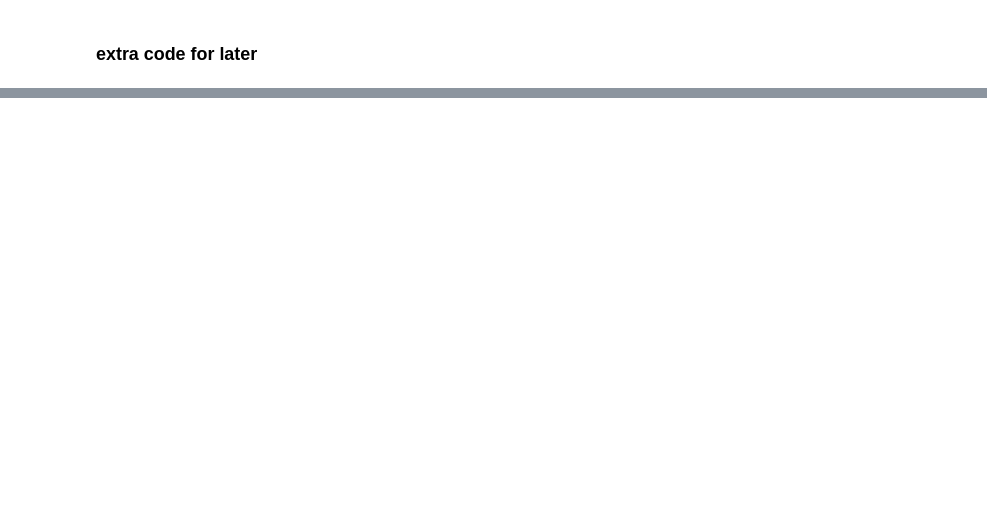
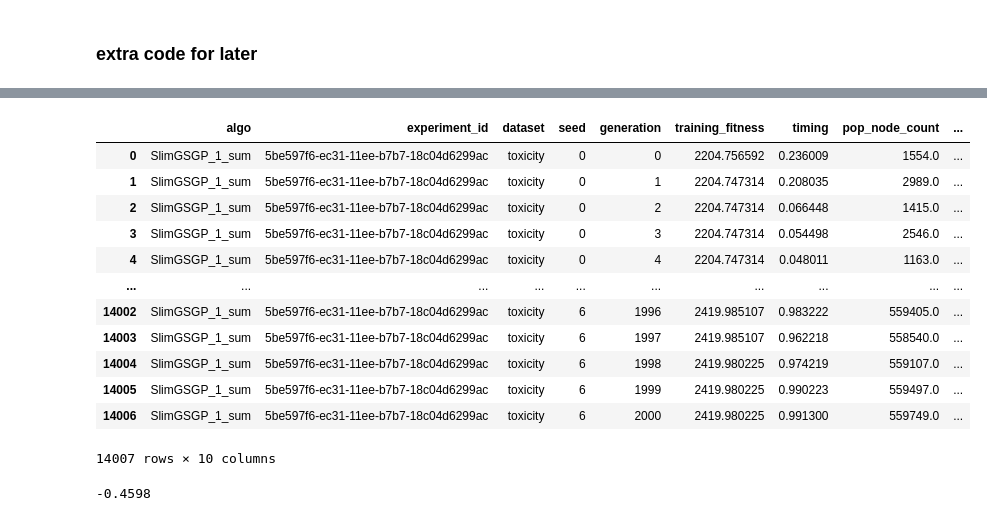
Before and after one commit to Rizzolioli/SlimShady, a Jupyter notebook: utils/results_analyser.ipynb, the cells around one changed output, grey strips where cells are left out. Drawn from its saved outputs; the diff is of its cells as text; code cells hidden in the pictures; blank space fills up the shorter version.

```diff
--- a/utils/results_analyser.ipynb
+++ b/utils/results_analyser.ipynb
@@ -34,3 +22,13 @@ show_results(x_var = "generation", y_var="training_fitness", experiment_id=None,
 ### extra code for later
 # %%
 # df["pop_fitnesses"].map(lambda x: torch.tensor([float(val.split("tensor(")[-1][:-1]) for val in x.split()]))
+# %%
+df_mul = get_experiment_results(experiment_id=None, logger_name="liah_mul_logger.csv")
+df_mul = df_mul[df_mul.dataset == "toxicity"]
+
+df_s = get_experiment_results(experiment_id=None, logger_name="liah_sum_logger.csv")
+df_s = df_s[df_s.dataset == "toxicity"]
+
+
+fari = get_experiment_results(experiment_id=None, logger_name="diogo_slim_plus_one_logger_.csv")
+fari = fari[fari.dataset == "toxicity"]
@@ -40,0 +60,20 @@ show_results(x_var = "generation", y_var="training_fitness", experiment_id=None,
+# %%
+fari
+# %% [output]
+|  | algo | experiment_id | dataset | seed | generation | training_fitness | timing | pop_node_count | ... |
+| 0 | SlimGSGP_1_sum | 5be597f6-ec31-11ee-b7b7-18c04d6299ac | toxicity | 0 | 0 | 2204.756592 | 0.236009 | 1554.0 | ... |
+| 1 | SlimGSGP_1_sum | 5be597f6-ec31-11ee-b7b7-18c04d6299ac | toxicity | 0 | 1 | 2204.747314 | 0.208035 | 2989.0 | ... |
+| 2 | SlimGSGP_1_sum | 5be597f6-ec31-11ee-b7b7-18c04d6299ac | toxicity | 0 | 2 | 2204.747314 | 0.066448 | 1415.0 | ... |
+| 3 | SlimGSGP_1_sum | 5be597f6-ec31-11ee-b7b7-18c04d6299ac | toxicity | 0 | 3 | 2204.747314 | 0.054498 | 2546.0 | ... |
+| 4 | SlimGSGP_1_sum | 5be597f6-ec31-11ee-b7b7-18c04d6299ac | toxicity | 0 | 4 | 2204.747314 | 0.048011 | 1163.0 | ... |
+| ... | ... | ... | ... | ... | ... | ... | ... | ... | ... |
+| 14002 | SlimGSGP_1_sum | 5be597f6-ec31-11ee-b7b7-18c04d6299ac | toxicity | 6 | 1996 | 2419.985107 | 0.983222 | 559405.0 | ... |
+| 14003 | SlimGSGP_1_sum | 5be597f6-ec31-11ee-b7b7-18c04d6299ac | toxicity | 6 | 1997 | 2419.985107 | 0.962218 | 558540.0 | ... |
+| 14004 | SlimGSGP_1_sum | 5be597f6-ec31-11ee-b7b7-18c04d6299ac | toxicity | 6 | 1998 | 2419.980225 | 0.974219 | 559107.0 | ... |
+| 14005 | SlimGSGP_1_sum | 5be597f6-ec31-11ee-b7b7-18c04d6299ac | toxicity | 6 | 1999 | 2419.980225 | 0.990223 | 559497.0 | ... |
+| 14006 | SlimGSGP_1_sum | 5be597f6-ec31-11ee-b7b7-18c04d6299ac | toxicity | 6 | 2000 | 2419.980225 | 0.991300 | 559749.0 | ... |
+14007 rows × 10 columns
+# %%
+sum([0.0569, -0.2475,  0.0737, -0.3429])
+# %% [output]
+-0.4598
```
Also changed, not shown: parts of 15 cells of this notebook, 4 other files.
